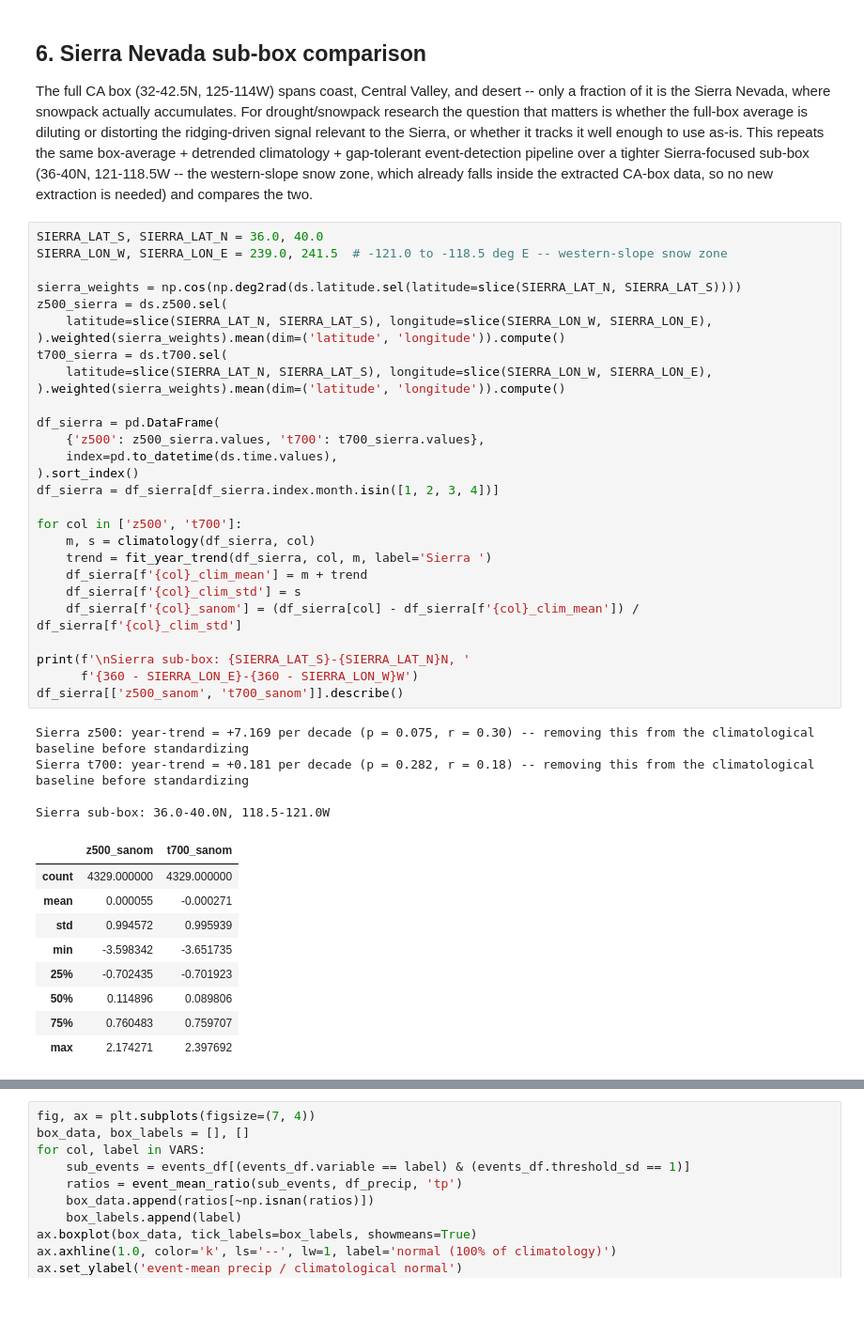
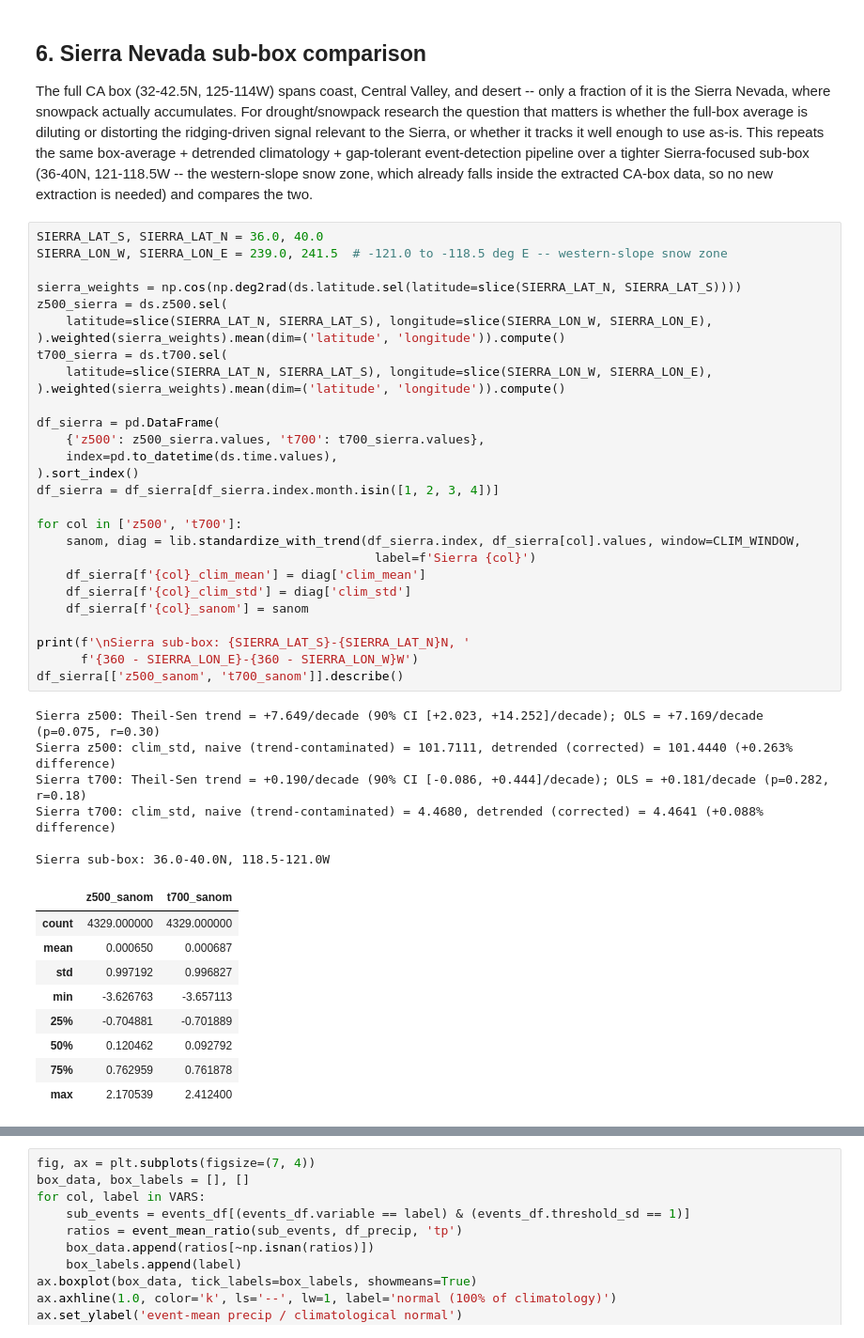
Before and after one commit to ming80302/AR_CA_PROJ, a Jupyter notebook: CA_z500_t700_blocking_events_detrend_3day.ipynb, the cells around one changed output, grey strips where cells are left out. Shown at 94% size. Drawn from its saved outputs; the diff is of its cells as text; blank space fills up the shorter version.

```diff
--- a/CA_z500_t700_blocking_events_detrend_3day.ipynb
+++ b/CA_z500_t700_blocking_events_detrend_3day.ipynb
@@ -673,45 +581,47 @@ the extracted CA-box data, so no new extraction is needed) and compares the two.
 # %%
 SIERRA_LAT_S, SIERRA_LAT_N = 36.0, 40.0
 SIERRA_LON_W, SIERRA_LON_E = 239.0, 241.5  # -121.0 to -118.5 deg E -- western-slope snow zone
 
 sierra_weights = np.cos(np.deg2rad(ds.latitude.sel(latitude=slice(SIERRA_LAT_N, SIERRA_LAT_S))))
 z500_sierra = ds.z500.sel(
     latitude=slice(SIERRA_LAT_N, SIERRA_LAT_S), longitude=slice(SIERRA_LON_W, SIERRA_LON_E),
 ).weighted(sierra_weights).mean(dim=('latitude', 'longitude')).compute()
 t700_sierra = ds.t700.sel(
     latitude=slice(SIERRA_LAT_N, SIERRA_LAT_S), longitude=slice(SIERRA_LON_W, SIERRA_LON_E),
 ).weighted(sierra_weights).mean(dim=('latitude', 'longitude')).compute()
 
 df_sierra = pd.DataFrame(
     {'z500': z500_sierra.values, 't700': t700_sierra.values},
     index=pd.to_datetime(ds.time.values),
 ).sort_index()
 df_sierra = df_sierra[df_sierra.index.month.isin([1, 2, 3, 4])]
 
 for col in ['z500', 't700']:
-    m, s = climatology(df_sierra, col)
-    trend = fit_year_trend(df_sierra, col, m, label='Sierra ')
-    df_sierra[f'{col}_clim_mean'] = m + trend
-    df_sierra[f'{col}_clim_std'] = s
-    df_sierra[f'{col}_sanom'] = (df_sierra[col] - df_sierra[f'{col}_clim_mean']) / df_sierra[f'{col}_clim_std']
+    sanom, diag = lib.standardize_with_trend(df_sierra.index, df_sierra[col].values, window=CLIM_WINDOW,
+                                              label=f'Sierra {col}')
+    df_sierra[f'{col}_clim_mean'] = diag['clim_mean']
+    df_sierra[f'{col}_clim_std'] = diag['clim_std']
+    df_sierra[f'{col}_sanom'] = sanom
 
 print(f'\nSierra sub-box: {SIERRA_LAT_S}-{SIERRA_LAT_N}N, '
       f'{360 - SIERRA_LON_E}-{360 - SIERRA_LON_W}W')
 df_sierra[['z500_sanom', 't700_sanom']].describe()
 # %% [output]
-Sierra z500: year-trend = +7.169 per decade (p = 0.075, r = 0.30) -- removing this from the climatological baseline before standardizing
-Sierra t700: year-trend = +0.181 per decade (p = 0.282, r = 0.18) -- removing this from the climatological baseline before standardizing
+Sierra z500: Theil-Sen trend = +7.649/decade (90% CI [+2.023, +14.252]/decade); OLS = +7.169/decade (p=0.075, r=0.30)
+Sierra z500: clim_std, naive (trend-contaminated) = 101.7111, detrended (corrected) = 101.4440 (+0.263% difference)
+Sierra t700: Theil-Sen trend = +0.190/decade (90% CI [-0.086, +0.444]/decade); OLS = +0.181/decade (p=0.282, r=0.18)
+Sierra t700: clim_std, naive (trend-contaminated) = 4.4680, detrended (corrected) = 4.4641 (+0.088% difference)
 
 Sierra sub-box: 36.0-40.0N, 118.5-121.0W
 |  | z500_sanom | t700_sanom |
 | count | 4329.000000 | 4329.000000 |
-| mean | 0.000055 | -0.000271 |
-| std | 0.994572 | 0.995939 |
-| min | -3.598342 | -3.651735 |
-| 25% | -0.702435 | -0.701923 |
-| 50% | 0.114896 | 0.089806 |
-| 75% | 0.760483 | 0.759707 |
-| max | 2.174271 | 2.397692 |
+| mean | 0.000650 | 0.000687 |
+| std | 0.997192 | 0.996827 |
+| min | -3.626763 | -3.657113 |
+| 25% | -0.704881 | -0.701889 |
+| 50% | 0.120462 | 0.092792 |
+| 75% | 0.762959 | 0.761878 |
+| max | 2.170539 | 2.412400 |
 # %%
 dates_sierra = df_sierra.index
 sierra_all_events = []
```
Also changed, not shown: parts of 20 cells of this notebook, 2 other files.
